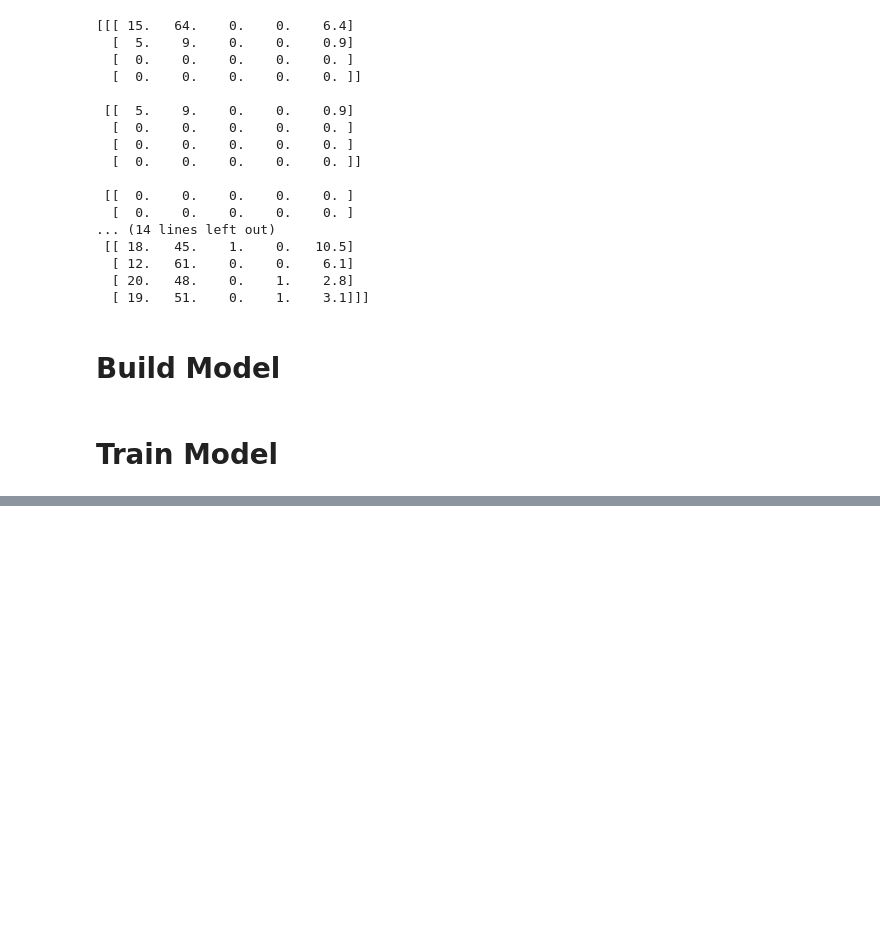
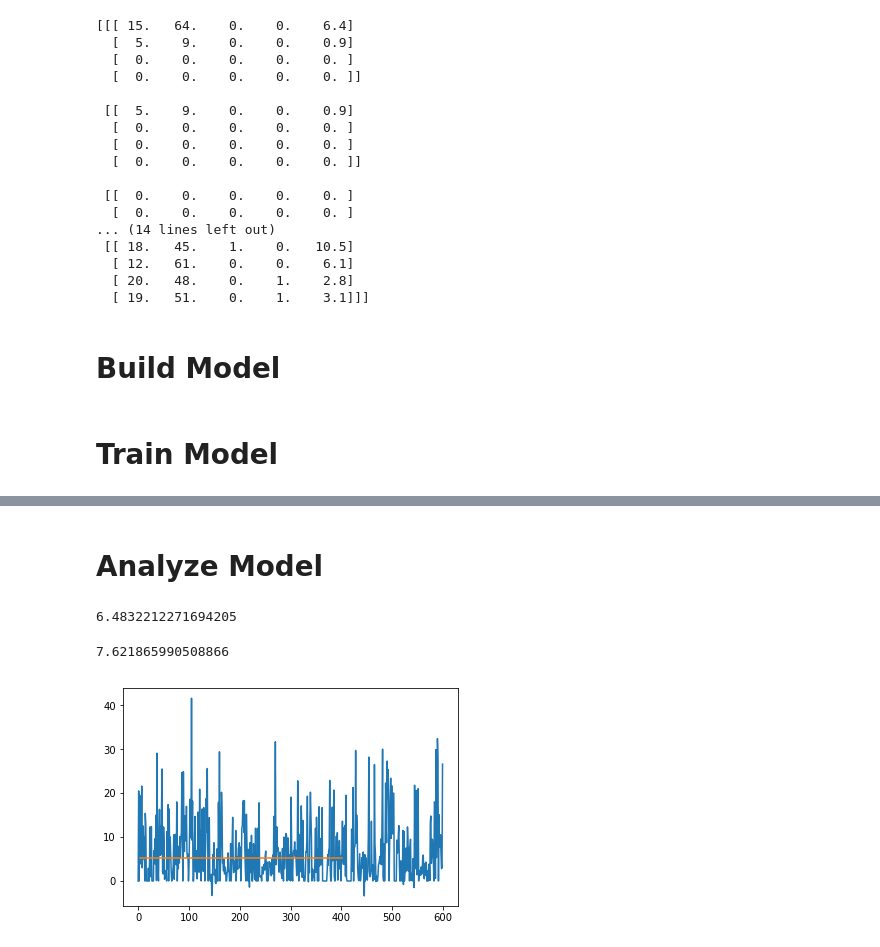
Before and after one commit to brentzucker/deep-learning-fantasy-football, a Jupyter notebook: Baseline.ipynb, the cells around one changed output, grey strips where cells are left out. Saved outputs shown, nothing was run; the diff lists cells and outputs as text; code cells hidden in the pictures; blank space fills up the shorter version.

```diff
--- a/Baseline.ipynb
+++ b/Baseline.ipynb
@@ -228,4 +250,36 @@ Epoch 10/10
 <keras.callbacks.History at 0x...>
+# %% [markdown]
+# Analyze Model
 # %%
-# Estimate Model Performance
+# Train Score
 trainScore = model.evaluate(trainX, trainY, verbose=0)
+trainScore = math.sqrt(trainScore)
+trainScore
+# %% [output]
+6.4832212271694205
+# %%
+# Test Score
+testScore = model.evaluate(testX, testY, verbose=0)
+testScore = math.sqrt(testScore)
+testScore
+# %% [output]
+7.621865990508866
+# %%
+# Predictions
+trainPredict = model.predict(trainX)
+testPredict = model.predict(testX)
+# %%
+# shift train predictions for plotting
+trainPredictPlot = np.empty_like(trainY)
+trainPredictPlot[:] = np.nan
+trainPredictPlot[games_back:len(trainPredict)+games_back] = trainPredict[0]
+# shift test predictions for plotting
+testPredictPlot = np.empty_like(testY)
+testPredictPlot[:] = np.nan
+testPredictPlot[len(trainPredict)+(games_back*2)+1:len(Y)-1] = testPredict[0] # plot baseline and predictions
+plt.plot(dataset)
+plt.plot(trainPredictPlot)
+plt.plot(testPredictPlot)
+plt.show()
+# %% [output]
+[figure, added]
```
Also changed, not shown: parts of 11 cells of this notebook.
